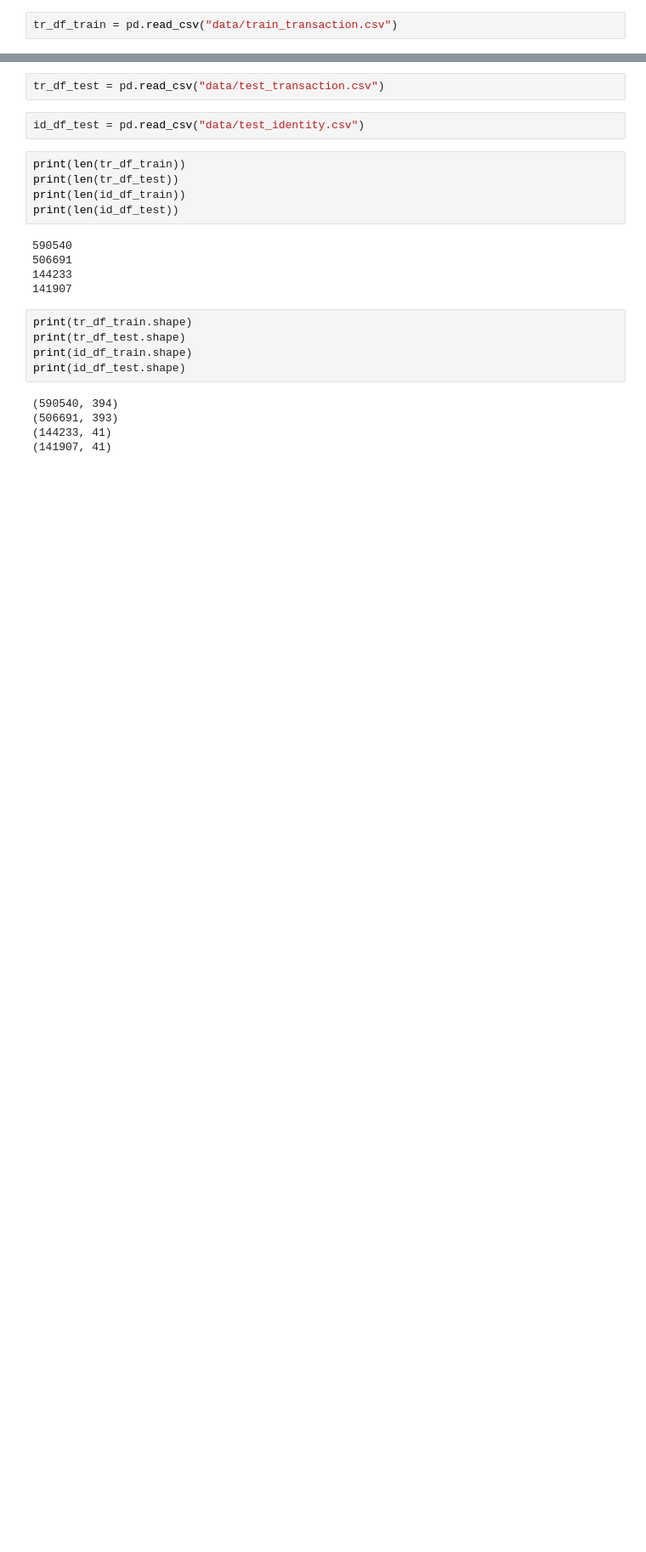
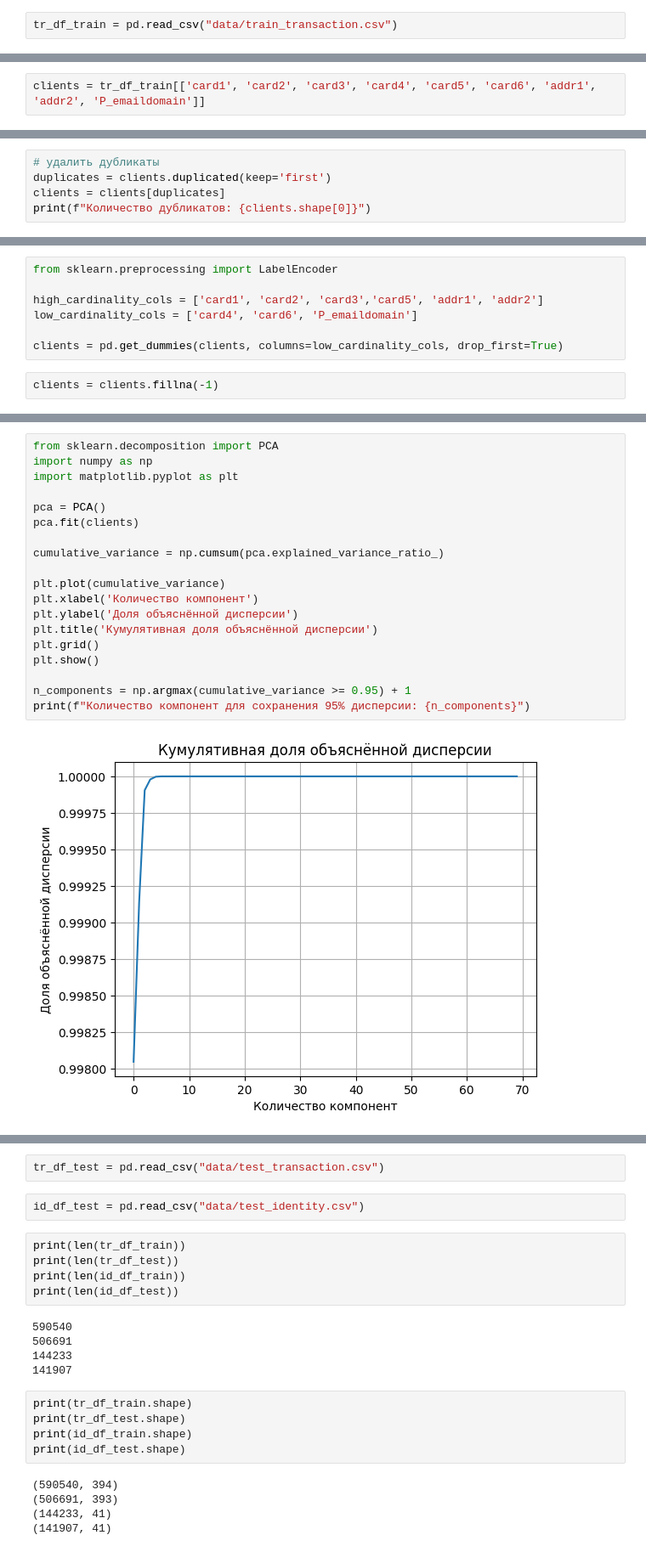
Before and after one commit to nastya-papulova/fraud_detection, a Jupyter notebook: exploration.ipynb, the cells around one changed output, grey strips where cells are left out. Shown at 85% size. Cells and saved outputs as stored; diff of their text form; blank space fills up the shorter version.

Commit message:
Start clasterization by clients in exploration.ipynb

```diff
--- a/exploration.ipynb
+++ b/exploration.ipynb
@@ -34,0 +78,2 @@ tr_df_train = pd.read_csv("data/train_transaction.csv")
+# %%
+clients = tr_df_train[['card1', 'card2', 'card3', 'card4', 'card5', 'card6', 'addr1', 'addr2', 'P_emaildomain']]
@@ -34,0 +93,5 @@ tr_df_train = pd.read_csv("data/train_transaction.csv")
+# %%
+# удалить дубликаты
+duplicates = clients.duplicated(keep='first')
+clients = clients[duplicates]
+print(f"Количество дубликатов: {clients.shape[0]}")
@@ -49,0 +139,9 @@ Length: 394, dtype: object
+# %%
+from sklearn.preprocessing import LabelEncoder
+
+high_cardinality_cols = ['card1', 'card2', 'card3','card5', 'addr1', 'addr2']
+low_cardinality_cols = ['card4', 'card6', 'P_emaildomain']
+
+clients = pd.get_dummies(clients, columns=low_cardinality_cols, drop_first=True)
+# %%
+clients = clients.fillna(-1)
@@ -49,0 +152,21 @@ Length: 394, dtype: object
+# %%
+from sklearn.decomposition import PCA
+import numpy as np
+import matplotlib.pyplot as plt
+
+pca = PCA()
+pca.fit(clients)
+
+cumulative_variance = np.cumsum(pca.explained_variance_ratio_)
+
+plt.plot(cumulative_variance)
+plt.xlabel('Количество компонент')
+plt.ylabel('Доля объяснённой дисперсии')
+plt.title('Кумулятивная доля объяснённой дисперсии')
+plt.grid()
+plt.show()
+
+n_components = np.argmax(cumulative_variance >= 0.95) + 1
+print(f"Количество компонент для сохранения 95% дисперсии: {n_components}")
+# %% [output]
+[figure, added]
```
Also changed, not shown: parts of 20 cells of this notebook.
